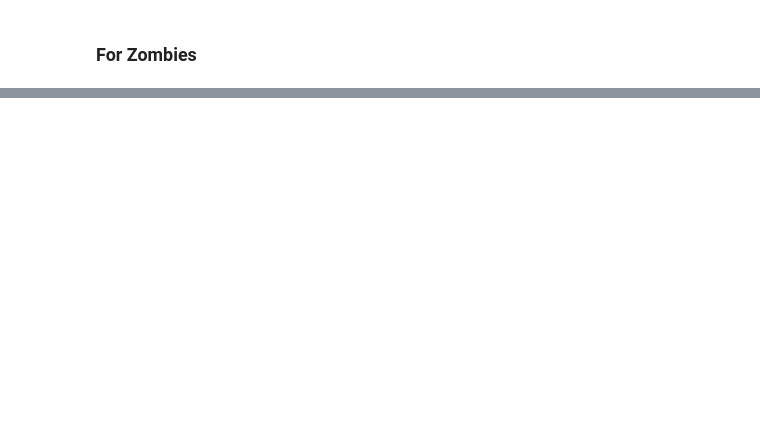
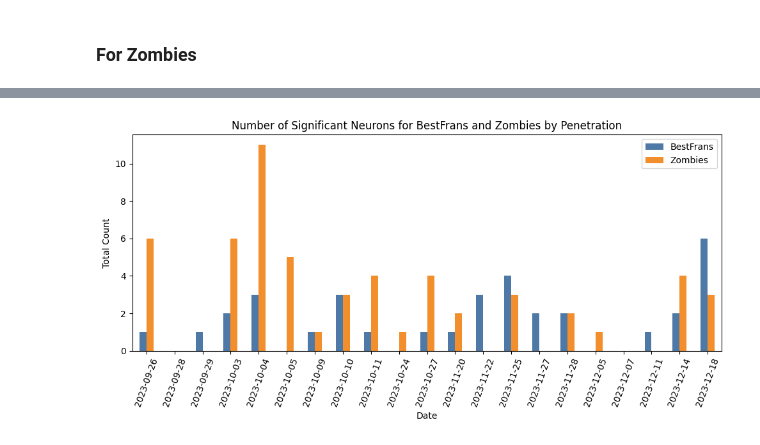
Before and after one commit to EdConnorLab/Julie, a Jupyter notebook: notebooks/generating_files_for_ed.ipynb, the cells around one changed output, grey strips where cells are left out. Saved outputs shown, nothing was run; the diff lists cells and outputs as text; code cells hidden in the pictures; blank space fills up the shorter version.

```diff
--- a/notebooks/generating_files_for_ed.ipynb
+++ b/notebooks/generating_files_for_ed.ipynb
@@ -278,0 +448,12 @@ print(zom_final_spike_count_df.head())  # -- save this and share with Ed!!
+# %%
+from analyses.data_readers.recording_metadata_reader import RecordingMetadataReader
+prelim = RecordingMetadataReader().get_metadata_for_preliminary_analysis()
+prelim['Date'] = prelim['Date'].apply(lambda x: x.strftime('%Y-%m-%d'))
+prelim['Round No.'] = prelim['Round No.'].astype(int)
+round_count_merged['Round No.'] = round_count_merged['Round No.'].astype(int)
+all_rounds = pd.merge(round_count_merged,prelim, on=['Date','Round No.'], how='right', indicator=True)
+all_rounds['Session'] = all_rounds['Date'] + '_R' + all_rounds['Round No.'].astype(str)
+# %%
+all_rounds[['BestFrans', 'Zombies']] = all_rounds[['BestFrans', 'Zombies']].fillna(0)
+# %%
+all_rounds[['BestFrans', 'Zombies']] = all_rounds[['BestFrans', 'Zombies']].astype(int)
@@ -278,0 +483,18 @@ print(zom_final_spike_count_df.head())  # -- save this and share with Ed!!
+# %%
+# Date 기준으로 합산
+%matplotlib inline
+df_grouped = all_rounds.groupby('Date')[['BestFrans', 'Zombies']].sum().reset_index()
+df_grouped[['BestFrans', 'Zombies']] = df_grouped[['BestFrans', 'Zombies']].astype(int)
+df_grouped.set_index('Date').plot(
+    kind='bar',
+    figsize=(10, 5),
+    color=['#4e79a7', '#f28e2b']  # BestFrans, Zombies
+)
+
+plt.ylabel('Total Count')
+plt.title('Number of Significant Neurons for BestFrans and Zombies by Penetration')
+plt.xticks(rotation=70)
+plt.tight_layout()
+plt.show()
+# %% [output]
+[figure, added]
```
Also changed, not shown: parts of 41 cells of this notebook, 1 other file.
